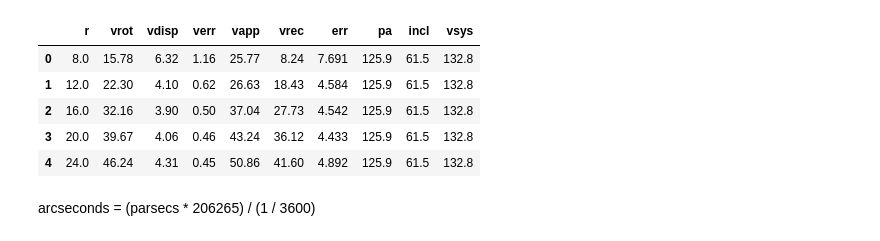
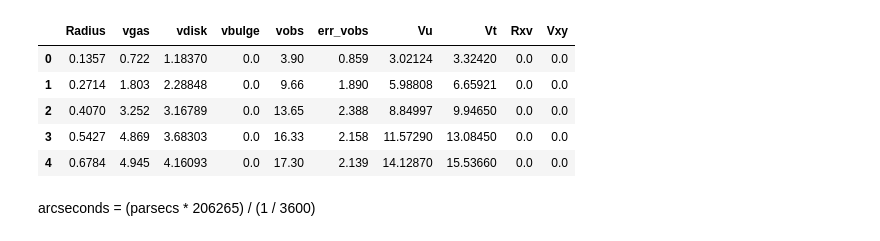
Before and after one commit to igomezv/Reconstructing-RC-with-ANN, a Jupyter notebook: RC_neural_model.ipynb, the cells around one changed output. Drawn from its saved outputs; the diff is of its cells as text; code cells hidden in the pictures.

Commit message:
add other data reading

```diff
--- a/RC_neural_model.ipynb
+++ b/RC_neural_model.ipynb
@@ -22,19 +22,25 @@ from sklearn.metrics import mean_squared_error
 from astroNN.nn.layers import MCDropout
 # %%
 data_folder = 'data/'
+data_folder_mass = 'data/MassModels/'
 
-df = pd.read_csv(data_folder+'NGC2403.curve.02', skiprows=1, sep=' ')
-df.columns =['r', 'vrot', 'vdisp', 'verr', 'vapp', 'vrec', 'err', 'pa',
-             'incl','vsys']
+# df.Name = df.Name.replace(r'\s+', ' ', regex=True)
+# df = pd.read_csv(data_folder_mass+'DDO154.ISO.fix.REV.dat', skiprows=12, sep=' ')
+data = np.loadtxt(data_folder_mass+'DDO154.ISO.fix.REV.dat', skiprows=12)
+df = pd.DataFrame(data, columns=['Radius', 'vgas', 'vdisk', 'vbulge', 'vobs', 'err_vobs', 'Vu', 'Vt','Rxv', 'Vxy'])
+# df = pd.read_csv(data_folder+'NGC2403.curve.02', skiprows=1, sep=' ')
+# df.columns =['r', 'vrot', 'vdisp', 'verr', 'vapp', 'vrec', 'err', 'pa',
+#              'incl','vsys']
+
 N = len(df.values)
 df.head()
 # %% [output]
-|  | r | vrot | vdisp | verr | vapp | vrec | err | pa | incl | vsys |
-| 0 | 8.0 | 15.78 | 6.32 | 1.16 | 25.77 | 8.24 | 7.691 | 125.9 | 61.5 | 132.8 |
-| 1 | 12.0 | 22.30 | 4.10 | 0.62 | 26.63 | 18.43 | 4.584 | 125.9 | 61.5 | 132.8 |
-| 2 | 16.0 | 32.16 | 3.90 | 0.50 | 37.04 | 27.73 | 4.542 | 125.9 | 61.5 | 132.8 |
-| 3 | 20.0 | 39.67 | 4.06 | 0.46 | 43.24 | 36.12 | 4.433 | 125.9 | 61.5 | 132.8 |
-| 4 | 24.0 | 46.24 | 4.31 | 0.45 | 50.86 | 41.60 | 4.892 | 125.9 | 61.5 | 132.8 |
+|  | Radius | vgas | vdisk | vbulge | vobs | err_vobs | Vu | Vt | Rxv | Vxy |
+| 0 | 0.1357 | 0.722 | 1.18370 | 0.0 | 3.90 | 0.859 | 3.02124 | 3.32420 | 0.0 | 0.0 |
+| 1 | 0.2714 | 1.803 | 2.28848 | 0.0 | 9.66 | 1.890 | 5.98808 | 6.65921 | 0.0 | 0.0 |
+| 2 | 0.4070 | 3.252 | 3.16789 | 0.0 | 13.65 | 2.388 | 8.84997 | 9.94650 | 0.0 | 0.0 |
+| 3 | 0.5427 | 4.869 | 3.68303 | 0.0 | 16.33 | 2.158 | 11.57290 | 13.08450 | 0.0 | 0.0 |
+| 4 | 0.6784 | 4.945 | 4.16093 | 0.0 | 17.30 | 2.139 | 14.12870 | 15.53660 | 0.0 | 0.0 |
 # %% [markdown]
 arcseconds = (parsecs * 206265) / (1 / 3600)
 # %%
```
